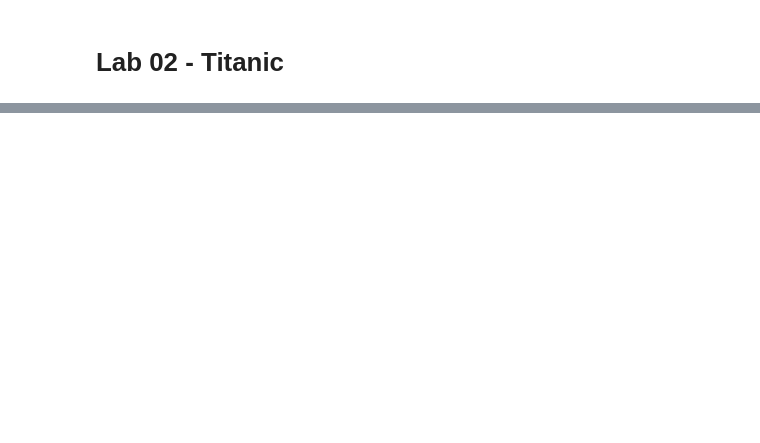
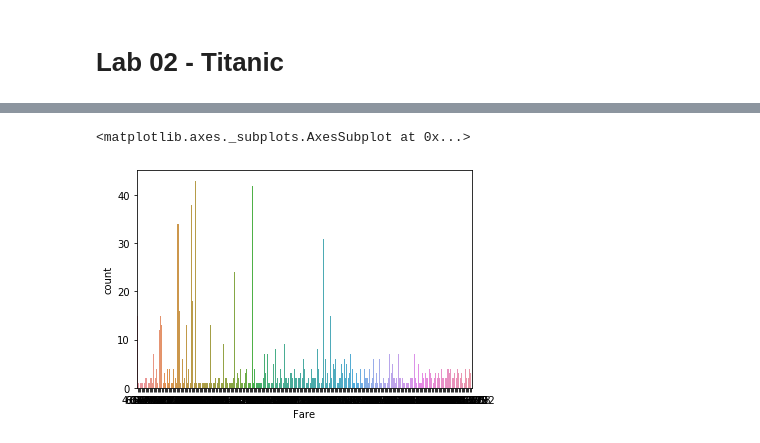
Before and after one commit to USF-CS-663-Spring-2020/lab-02-titanic-DomingoWong, a Jupyter notebook: titanic.ipynb, the cells around one changed output, grey strips where cells are left out. Cells and saved outputs as stored; diff of their text form; code cells hidden in the pictures; blank space fills up the shorter version.

Commit message:
[titanic] Add bar chart

```diff
--- a/titanic.ipynb
+++ b/titanic.ipynb
@@ -25,0 +29,4 @@ import matplotlib.pyplot as plt
+# %%
+df = pd.read_csv('titanic.csv')
+# df.head(5)
+df.describe()
@@ -25,0 +43,8 @@ import matplotlib.pyplot as plt
+# %%
+survived_df = df[df['Survived'] == 1]
+not_survived_df = df[df['Survived'] == 0]
+# %%
+sns.countplot(x = survived_df['Fare'], data = survived_df)
+# %% [output]
+<matplotlib.axes._subplots.AxesSubplot at 0x...>
+[figure, added]
```
Also changed, not shown: parts of 10 cells of this notebook.
